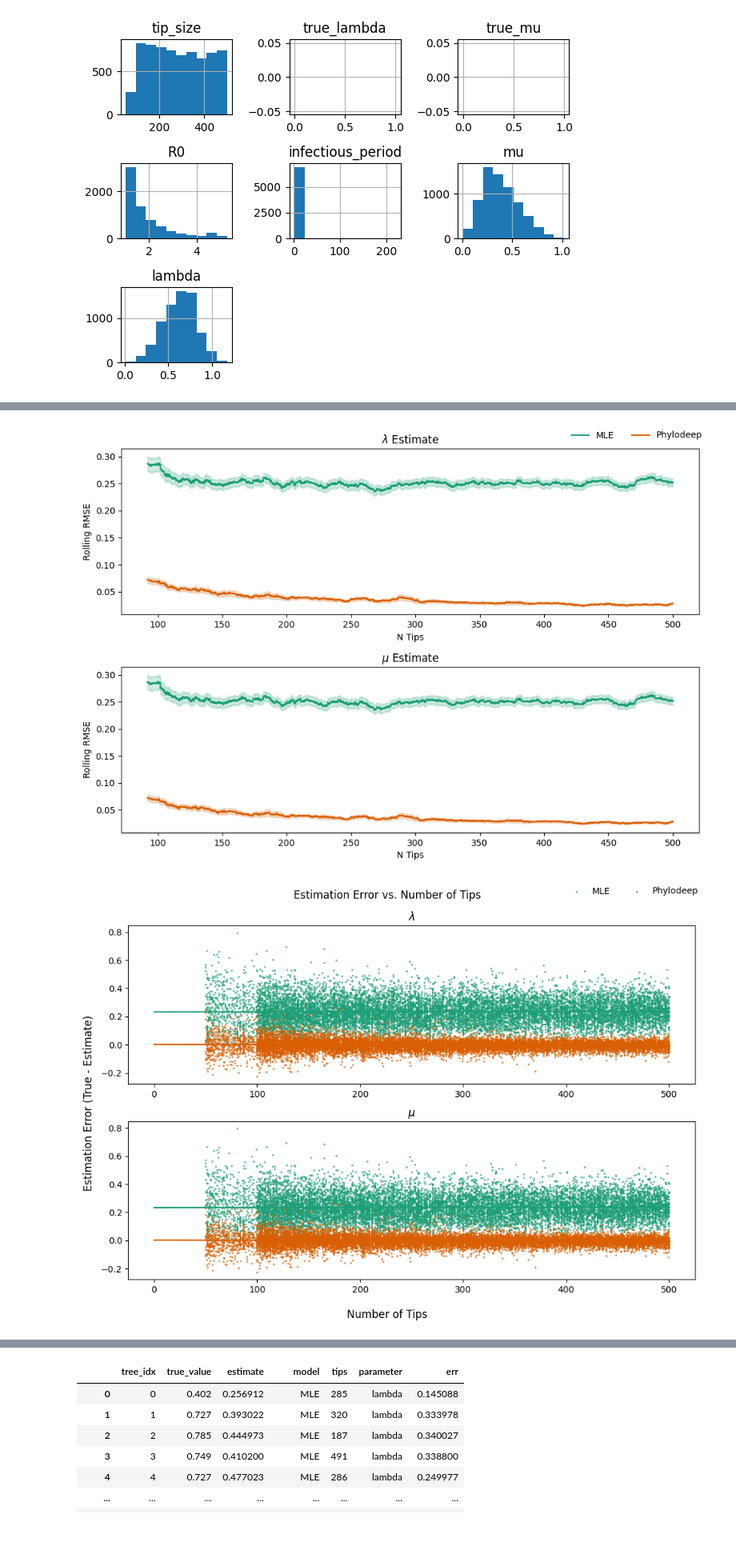
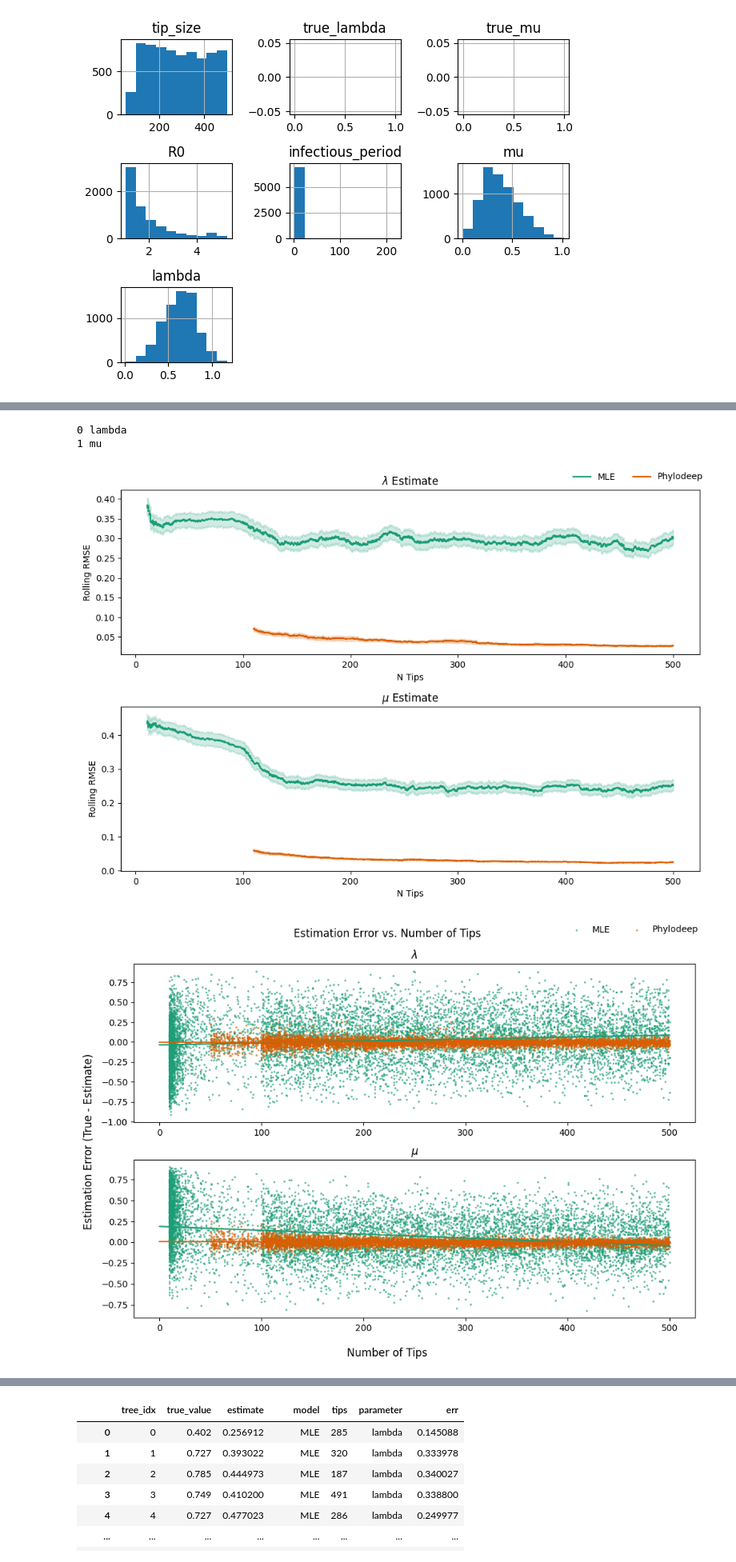
Before and after one commit to mcanearm/PhylodynamicsDL, a Jupyter notebook: method_comparison.ipynb, the cells around one changed output, grey strips where cells are left out. Shown: that part at 80% size. Cells and saved outputs as stored; diff of their text form; code cells hidden in the pictures; blank space fills up the shorter version.

Commit message:
fix plots

```diff
--- a/method_comparison.ipynb
+++ b/method_comparison.ipynb
@@ -53,21 +53,21 @@ true_params = all_params[["R", "la_II", "psi_I", "tips"]].rename(columns={"R": "
 
 model_comparison_mle = pd.merge(
     true_params,
-    mle_estimates[["lambda", "mu"]],
+    mle_estimates[["mle_lambda", "mle_mu"]],
     left_index=True, right_index=True, how="outer"
-).reset_index().assign(model="MLE")
+).reset_index().assign(model="MLE").rename(columns={"mle_lambda": "lambda", "mle_mu": "mu"})
 
-# model_comparison_deep = pd.merge(
-#     true_params,
-#     deep_estimates[["lambda", "mu"]],
-#     left_index=True, right_index=True, how="outer"
-# ).reset_index().assign(model="Phylodeep")
+model_comparison_deep = pd.merge(
+    true_params,
+    deep_estimates[["lambda", "mu"]],
+    left_index=True, right_index=True, how="outer"
+).reset_index().assign(model="Phylodeep")
 
-# long_data = pd.concat([model_comparison_mle, model_comparison_deep], axis=0)
+long_data = pd.concat([model_comparison_mle, model_comparison_deep], axis=0)
 
-# lambda_compare = long_data[["lambda_true", "lambda", "model", "tips"]].rename(columns={"lambda_true": "true_value", "lambda": "estimate"}).assign(parameter="lambda")
-# mu_compare = long_data[["mu_true", "mu", "model", "tips"]].rename(columns={"mu_true": "true_value", "mu": "estimate"}).assign(parameter="mu")
+lambda_compare = long_data[["lambda_true", "lambda", "model", "tips"]].rename(columns={"lambda_true": "true_value", "lambda": "estimate"}).assign(parameter="lambda")
+mu_compare = long_data[["mu_true", "mu", "model", "tips"]].rename(columns={"mu_true": "true_value", "mu": "estimate"}).assign(parameter="mu")
 
-# long_data = pd.concat([lambda_compare, mu_compare], axis=0)
-# long_data.head()
+long_data = pd.concat([lambda_compare, mu_compare], axis=0)
+long_data.head()
 # %% [output]
@@ -112,7 +117,8 @@ cmap = matplotlib.colormaps["Dark2"]
 
 fig, ax = plt.subplots(figsize=(10, 7), nrows=2)
 for j, (param, sub_df) in enumerate(long_data.groupby("parameter")):
-    for i, (model_name, group_df) in enumerate(long_data.groupby("model")):
+    print(j, param)
+    for i, (model_name, group_df) in enumerate(sub_df.groupby("model")):
         sort_df = group_df.sort_values("tips", ascending=True, inplace=False)
         roll_rmse = sort_df.rolling(window=500)["err"].apply(boot_rmse_mean)
         roll_std = sort_df.rolling(window=500)["err"].apply(boot_rmse_std)
@@ -142,13 +148,15 @@ fig.legend(
 plt.tight_layout()  # leave space for legend
 plt.savefig("docs/presentation/images/RMSE_vs_tips.png")
 # %% [output]
+0 lambda
+1 mu
-[figure, old version]
+[figure, new version]
 # %%
 fig, ax = plt.subplots(figsize=(10, 7), nrows=2)
 
 for j, (param, sub_df) in enumerate(long_data.groupby("parameter")):
 
-    for i, (type, group) in enumerate(long_data.groupby("model")):
+    for i, (type, group) in enumerate(sub_df.groupby("model")):
 
         # filled_df = group.dropna(subset=["err"]).sort_values("tips")
         filled_df = group.dropna(subset=["err"])
@@ -181,34 +189,34 @@ for j, (param, sub_df) in enumerate(long_data.groupby("parameter")):
         ax[j].scatter(
             group["tips"],
             group["err"],
             label=type,
             alpha=0.50,
             s=2,
             color=cmap(i)
         )
         ax[j].plot(x_vals, y_hat, color=cmap(i))
 
     # Title per panel
     param_name = "$\\lambda$" if param == "lambda" else "$\\mu$"
     ax[j].set_title(f"{param_name}")
 
 handles, labels = ax[0].get_legend_handles_labels()
 
 # --- Make a single shared legend ---
 fig.legend(
     handles, labels,
     loc="upper right",
     ncol=len(labels),
     frameon=False,
 )
 fig.suptitle("Estimation Error vs. Number of Tips")
 fig.supxlabel("Number of Tips")
 fig.supylabel("Estimation Error (True - Estimate)")
 
 fig.tight_layout()
 fig.savefig("./docs/presentation/images/estimation_error_vs_tips.png", dpi=300)
 # %% [output]
-[figure, old version]
+[figure, new version]
 # %%
 fig, ax = plt.subplots(figsize=(10, 7), nrows=2)
 
```
Also changed, not shown: parts of 6 cells of this notebook, 3 other files.
